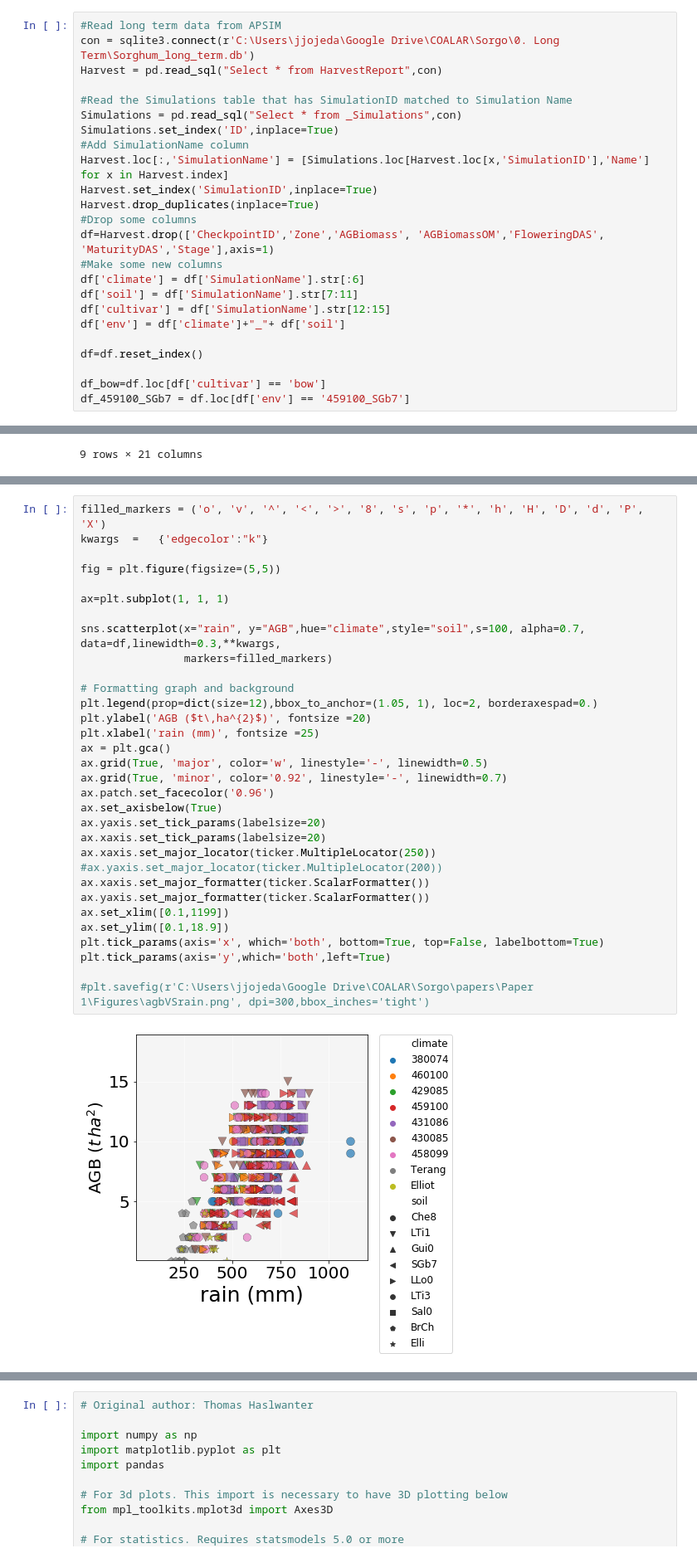
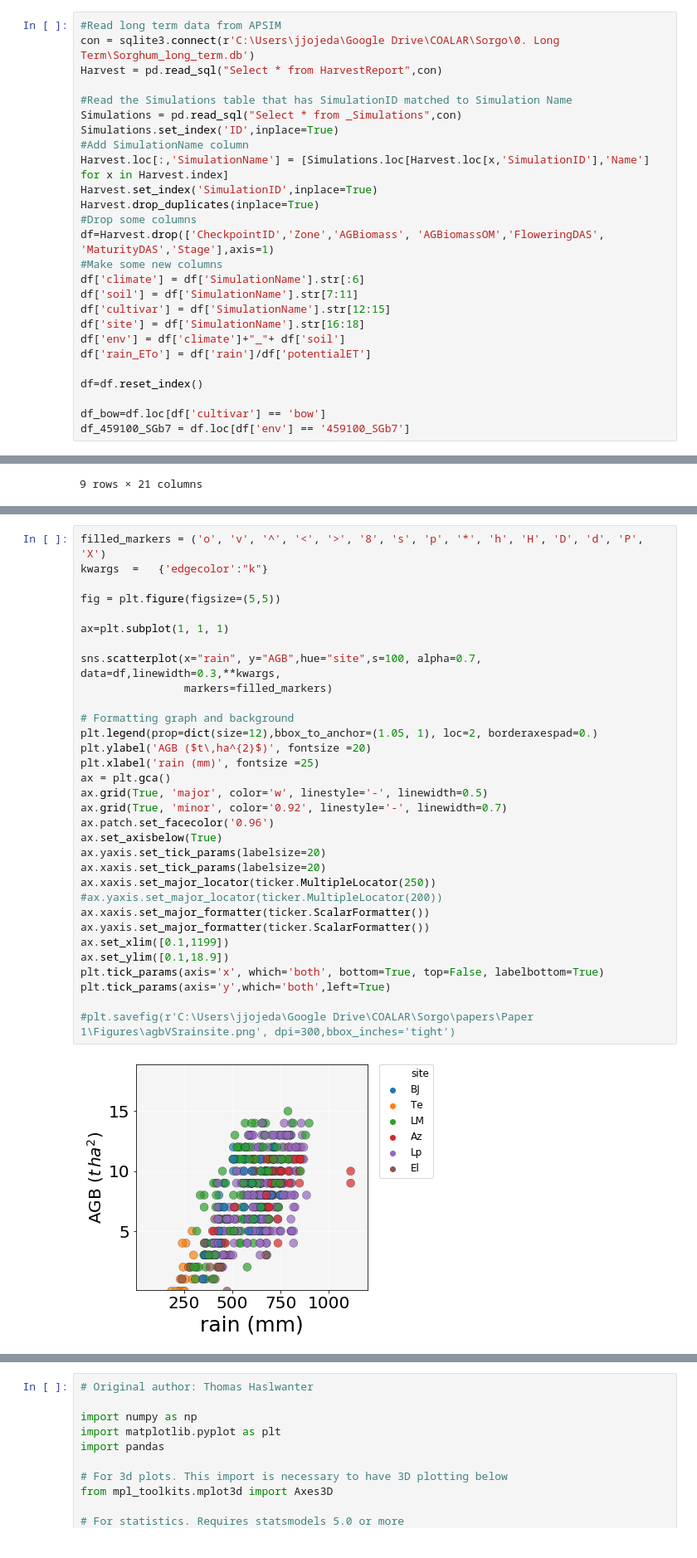
Before and after one commit to JJguri/RemoteSensingCropModels, a Jupyter notebook: LongTermAnalysis.ipynb, the cells around one changed output, grey strips where cells are left out. Shown: that part at 83% size. Cells and saved outputs as stored; diff of their text form.

```diff
--- a/LongTermAnalysis.ipynb
+++ b/LongTermAnalysis.ipynb
@@ -38,7 +38,9 @@ df=Harvest.drop(['CheckpointID','Zone','AGBiomass', 'AGBiomassOM','FloweringDAS'
 df['climate'] = df['SimulationName'].str[:6]
 df['soil'] = df['SimulationName'].str[7:11]
 df['cultivar'] = df['SimulationName'].str[12:15]
+df['site'] = df['SimulationName'].str[16:18]
 df['env'] = df['climate']+"_"+ df['soil']
+df['rain_ETo'] = df['rain']/df['potentialET']
 
 df=df.reset_index()
 
@@ -263,35 +340,35 @@ Text(0.5, 20.80000000000002, 'actualET (mm)')
 filled_markers = ('o', 'v', '^', '<', '>', '8', 's', 'p', '*', 'h', 'H', 'D', 'd', 'P', 'X')
 kwargs  =   {'edgecolor':"k"}
 
 fig = plt.figure(figsize=(5,5))
 
 ax=plt.subplot(1, 1, 1)
 
-sns.scatterplot(x="rain", y="AGB",hue="climate",style="soil",s=100, alpha=0.7, data=df,linewidth=0.3,**kwargs,
+sns.scatterplot(x="rain", y="AGB",hue="site",s=100, alpha=0.7, data=df,linewidth=0.3,**kwargs,
                 markers=filled_markers)
 
 # Formatting graph and background
 plt.legend(prop=dict(size=12),bbox_to_anchor=(1.05, 1), loc=2, borderaxespad=0.)
 plt.ylabel('AGB ($t\,ha^{2}$)', fontsize =20)
 plt.xlabel('rain (mm)', fontsize =25)
 ax = plt.gca()
 ax.grid(True, 'major', color='w', linestyle='-', linewidth=0.5)
 ax.grid(True, 'minor', color='0.92', linestyle='-', linewidth=0.7)
 ax.patch.set_facecolor('0.96')
 ax.set_axisbelow(True)
 ax.yaxis.set_tick_params(labelsize=20)
 ax.xaxis.set_tick_params(labelsize=20)
 ax.xaxis.set_major_locator(ticker.MultipleLocator(250))
 #ax.yaxis.set_major_locator(ticker.MultipleLocator(200))
 ax.xaxis.set_major_formatter(ticker.ScalarFormatter())
 ax.yaxis.set_major_formatter(ticker.ScalarFormatter())
 ax.set_xlim([0.1,1199])
 ax.set_ylim([0.1,18.9])
 plt.tick_params(axis='x', which='both', bottom=True, top=False, labelbottom=True)
 plt.tick_params(axis='y',which='both',left=True)
 
-#plt.savefig(r'C:\Users\jjojeda\Google Drive\COALAR\Sorgo\papers\Paper 1\Figures\agbVSrain.png', dpi=300,bbox_inches='tight')
+#plt.savefig(r'C:\Users\jjojeda\Google Drive\COALAR\Sorgo\papers\Paper 1\Figures\agbVSrainsite.png', dpi=300,bbox_inches='tight')
 # %% [output]
-[figure, old version]
+[figure, new version]
 # %%
 #Calculate statistics
```
Also changed, not shown: parts of 19 cells of this notebook.
